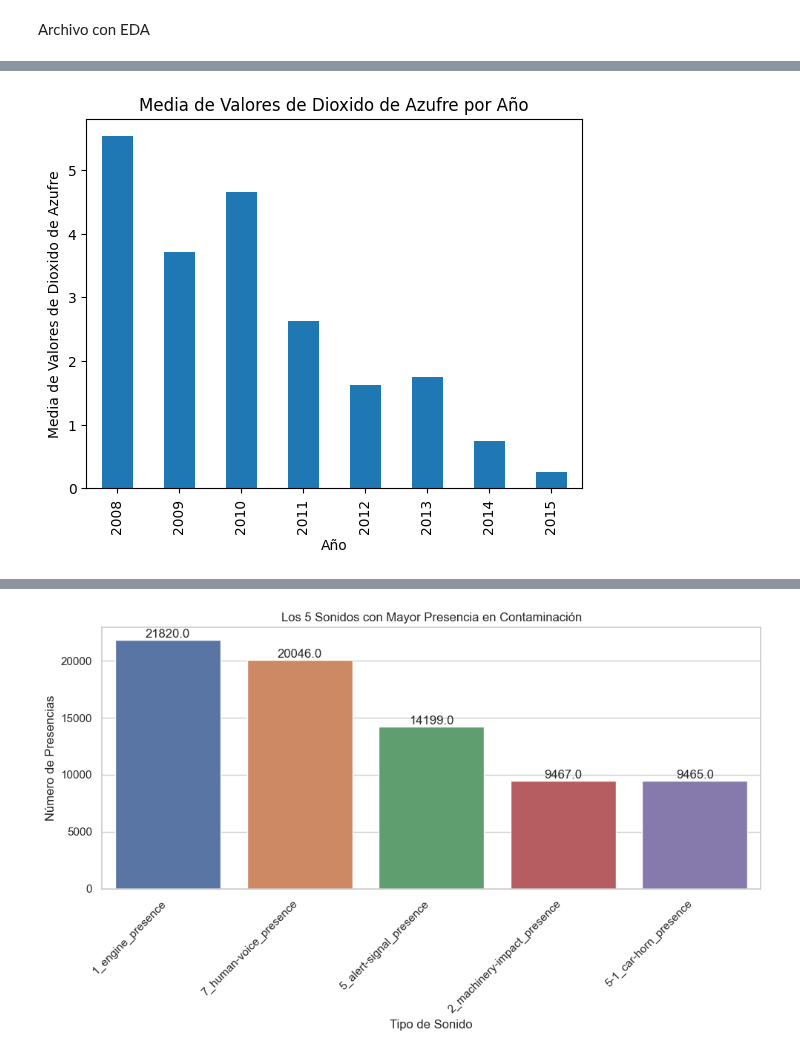
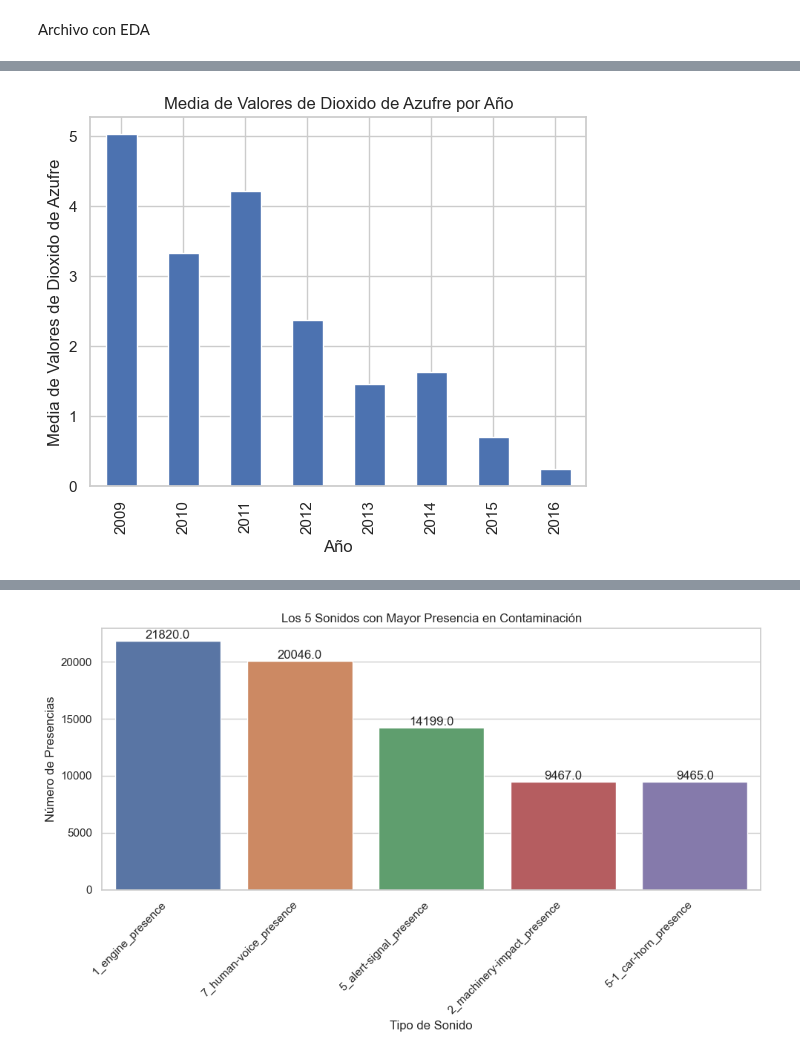
Before and after one commit to A-Lasso/Taxis-NewYork, a Jupyter notebook: Main/Analisis Contaminacion/Analisis_eda_contaminacion.ipynb, the cells around one changed output, grey strips where cells are left out. Cells and saved outputs as stored; diff of their text form; code cells hidden in the pictures.

```diff
--- a/Main/Analisis Contaminacion/Analisis_eda_contaminacion.ipynb
+++ b/Main/Analisis Contaminacion/Analisis_eda_contaminacion.ipynb
@@ -32,19 +31,19 @@ plt.show()
 # %%
 # Filtrar los datos para obtener solo los registros de ozono
 df_ozono = df_calidadDelAire[df_calidadDelAire['Name'] == 'Sulfur Dioxide (SO2)']
 
 # Agrupar los datos por año y calcular la media de los valores de ozono para cada año
-medias_por_año = df_ozono.groupby('Start_Date')['Data Value'].mean()
+medias_por_año = df_ozono.groupby('Final Date')['Data Value'].mean()
 
 # Trazar el gráfico de barras
 ax = medias_por_año.plot(kind='bar', title='Media de Valores de Dioxido de Azufre por Año')
 ax.set_xlabel('Año')
 ax.set_ylabel('Media de Valores de Dioxido de Azufre')
 
 plt.show()
 
 #Se observa calculado por las medias que existe una disminución progresiva del consumo de Dioxido de azufre
 
 #En fecha de finalización se confirma que se mantuvo registro hasta el 2015
 # %% [output]
-[figure, old version]
+[figure, new version]
```
Also changed, not shown: parts of 27 cells of this notebook, 4 other files.
